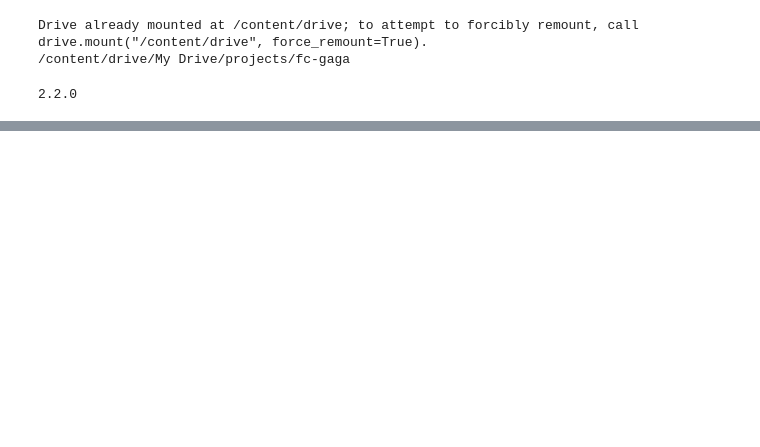
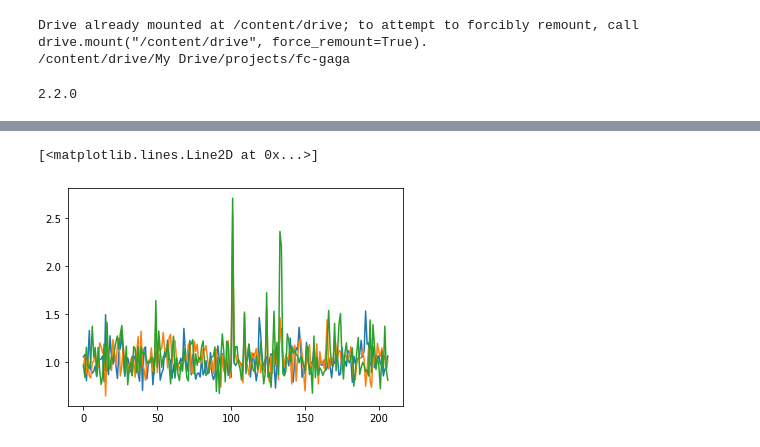
Before and after one commit to boreshkinai/fc-gaga, a Jupyter notebook: FC_GAGA.ipynb, the cells around one changed output, grey strips where cells are left out. Saved outputs shown, nothing was run; the diff lists cells and outputs as text; code cells hidden in the pictures; blank space fills up the shorter version.

```diff
--- a/FC_GAGA.ipynb
+++ b/FC_GAGA.ipynb
@@ -74,21 +74,24 @@ Epoch 27/60
 # %%
 node_to_plot = 101
 model = 0
 
-node_id = ensemble.models[model].nbeats_graphs[0].node_id_em(np.arange(207))
+node_id = trainer.models[model].fcgaga_layers[0].node_id_em(np.arange(207))
 node_embeddings_dp = np.matmul(node_id, np.transpose(node_id, [1,0]))
 node_embeddings_dp = tf.math.exp(10*node_embeddings_dp)
 plt.plot(node_embeddings_dp[node_to_plot])
 
-node_id2 = ensemble.models[model].nbeats_graphs[1].node_id_em(np.arange(207))
+node_id2 = trainer.models[model].fcgaga_layers[1].node_id_em(np.arange(207))
 node_embeddings_dp2 = np.matmul(node_id2, np.transpose(node_id2, [1,0]))
 node_embeddings_dp2 = tf.math.exp(10*node_embeddings_dp2)
 plt.plot(node_embeddings_dp2[node_to_plot])
 
-node_id3 = ensemble.models[model].nbeats_graphs[2].node_id_em(np.arange(207))
+node_id3 = trainer.models[model].fcgaga_layers[2].node_id_em(np.arange(207))
 node_embeddings_dp3 = np.matmul(node_id3, np.transpose(node_id3, [1,0]))
 node_embeddings_dp3 = tf.math.exp(10*node_embeddings_dp3)
 plt.plot(node_embeddings_dp3[node_to_plot])
+# %% [output]
+[<matplotlib.lines.Line2D at 0x...>]
+[figure, added]
 # %%
 import fnmatch
 
```
Also changed, not shown: parts of 3 cells of this notebook.
